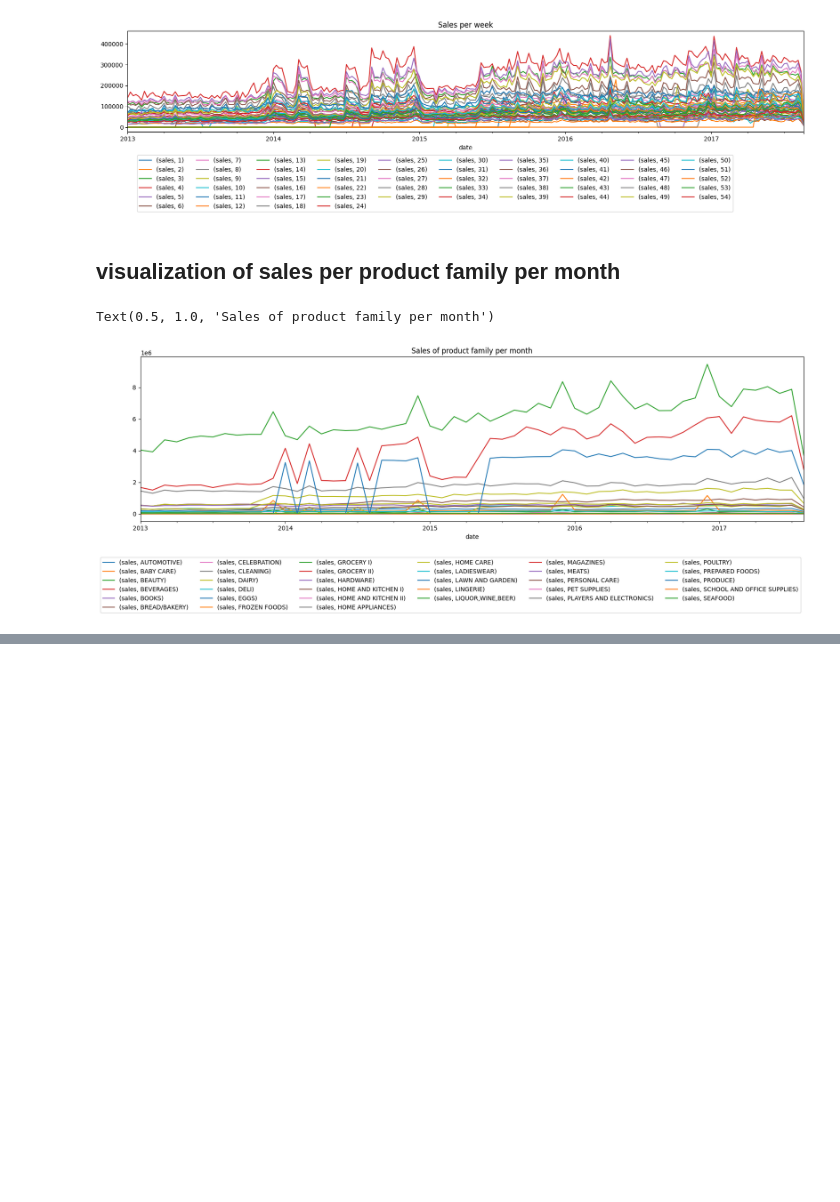
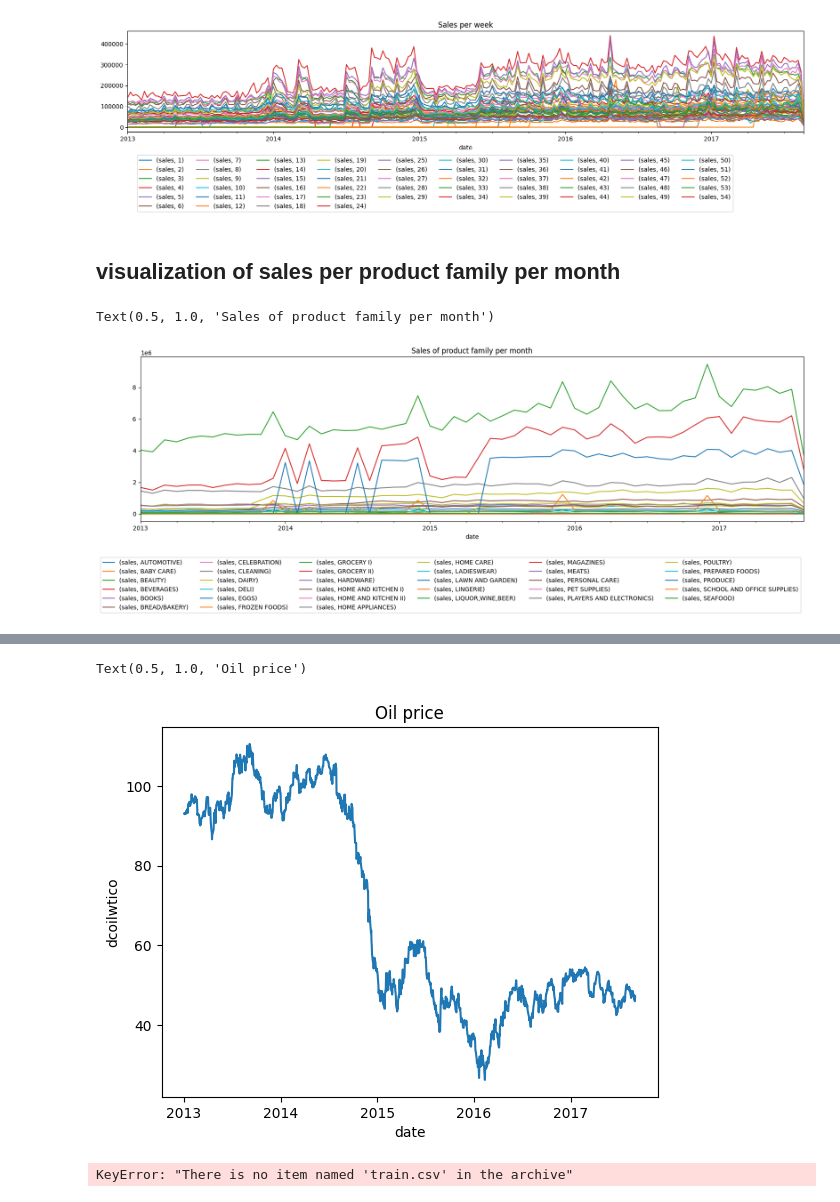
Before and after one commit to Ephicho/Regression, a Jupyter notebook: Regression.ipynb, the cells around one changed output, grey strips where cells are left out. Saved outputs shown, nothing was run; the diff lists cells and outputs as text; code cells hidden in the pictures; blank space fills up the shorter version.

```diff
--- a/Regression.ipynb
+++ b/Regression.ipynb
@@ -274,3 +274,27 @@ dtype: int64
 
 
 oil_data.fillna(method = 'ffill', inplace = True)
+# %%
+# Trends of Oil price
+sns.lineplot(data=oil_data, x = 'date', y = 'dcoilwtico')
+plt.title('Oil price')
+# %% [output]
+Text(0.5, 1.0, 'Oil price')
+[figure, added]
+# %%
+store_sales = pd.read_csv(
+    zf.open('train.csv'),
+    usecols=['store_nbr', 'family', 'date', 'sales'],
+    dtype={
+        'store_nbr': 'category',
+        'family': 'category',
+        'sales': 'float32',
+    },
+    parse_dates=['date'],
+    infer_datetime_format=True,
+)
+store_sales['date'] = store_sales.date.dt.to_period('D')
+store_sales = store_sales.set_index(['store_nbr', 'family', 'date']).sort_index()
+store_sales.head()
+# %% [output]
+KeyError: "There is no item named 'train.csv' in the archive"
```
Also changed, not shown: parts of 1 cell of this notebook.
